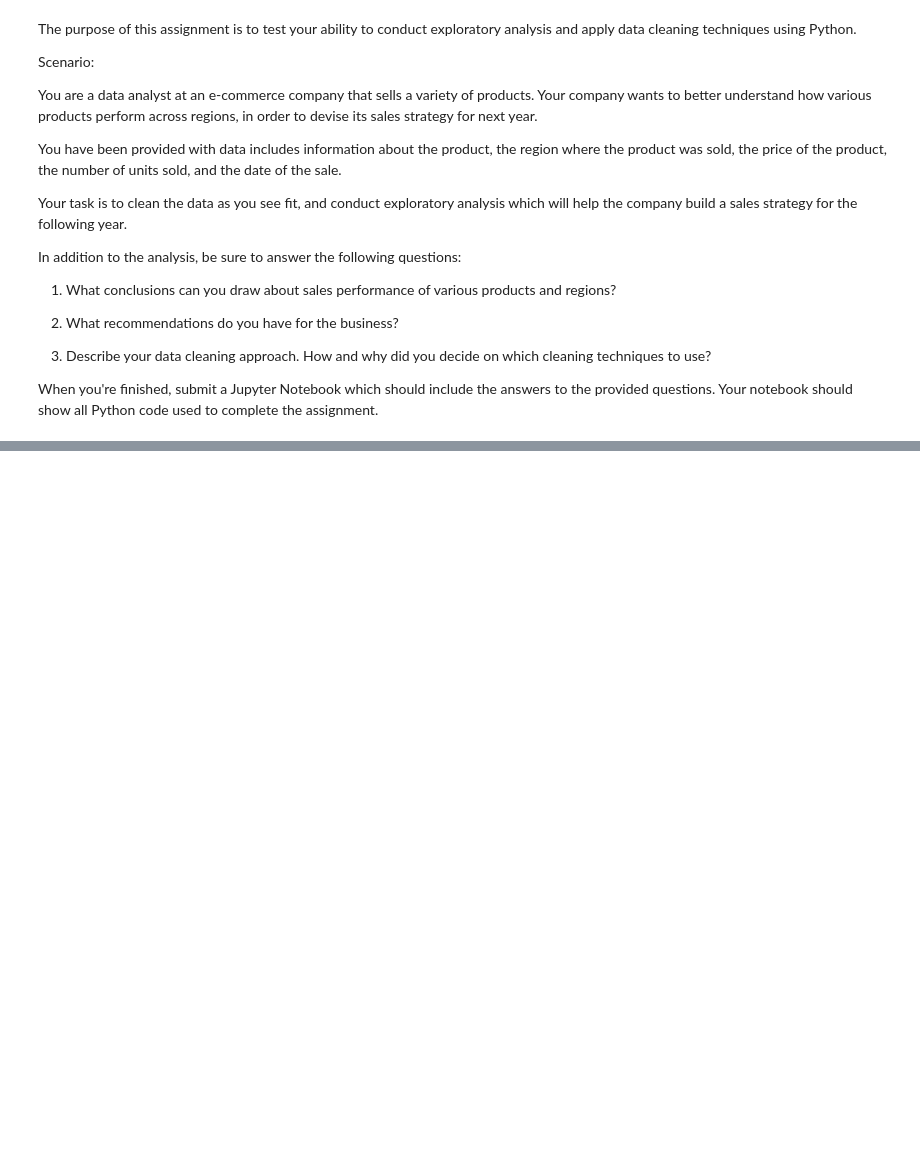
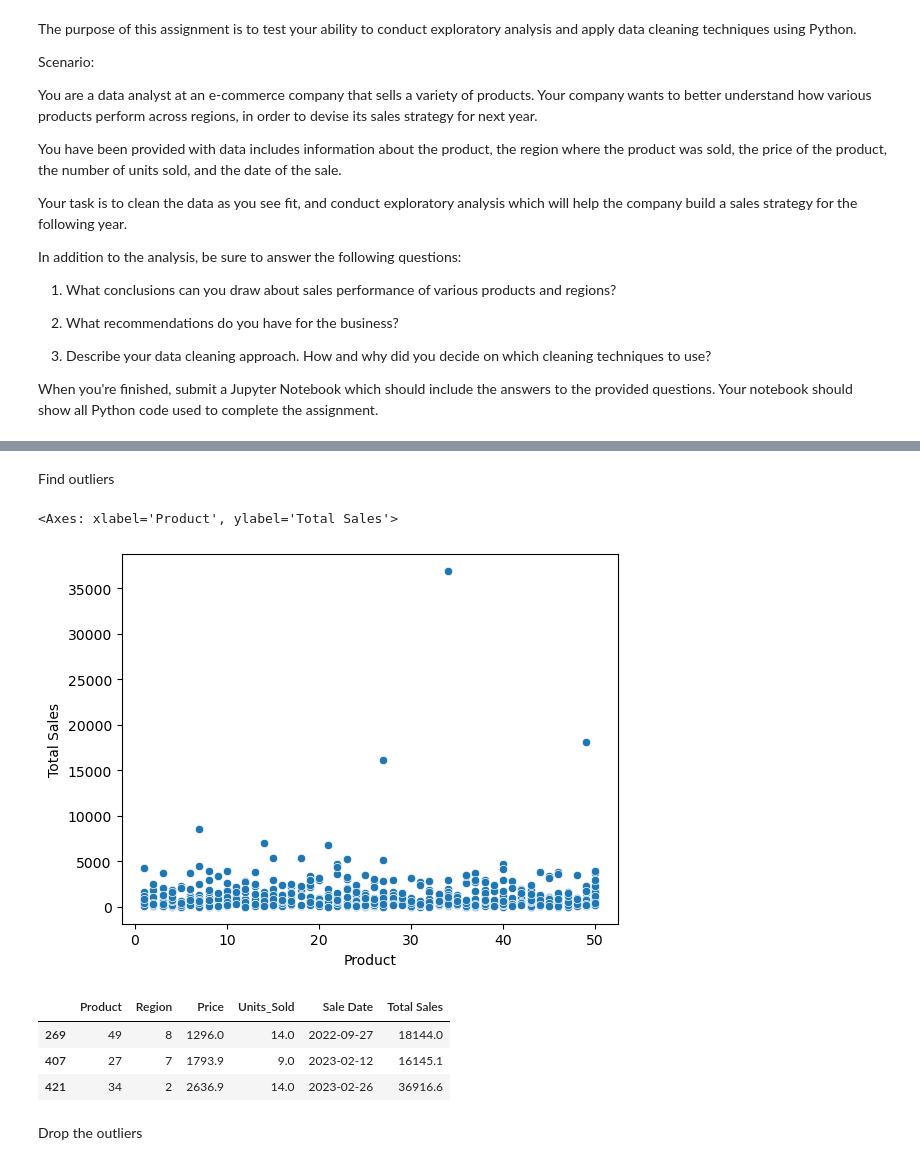
Before and after one commit to yaosheng27/schulich_data_science, a Jupyter notebook: 6110 as1.ipynb, the cells around one changed output, grey strips where cells are left out. Cells and saved outputs as stored; diff of their text form; code cells hidden in the pictures; blank space fills up the shorter version.

```diff
--- a/6110 as1.ipynb
+++ b/6110 as1.ipynb
@@ -46,0 +99,5 @@ df
+# %%
+# Remove "Product_" and "Region_" from the column values
+df['Product']=(df['Product'].str.replace('Product_', ''))
+df['Region']=(df['Region'].str.replace('Region_', ''))
+df
@@ -46,0 +118,5 @@ df
+# %%
+#Change product and region data type to integer
+df['Product'] = df['Product'].astype(int)
+df['Region'] = df['Region'].astype(int)
+df.info()
@@ -46,0 +153,2 @@ df
+# %% [markdown]
+Find outliers
@@ -46,0 +158,14 @@ df
+# %%
+sns.scatterplot(data = df, x = 'Product', y = 'Total Sales')
+# %% [output]
+<Axes: xlabel='Product', ylabel='Total Sales'>
+[figure, added]
+# %%
+df[df['Total Sales']>15000]
+# %% [output]
+|  | Product | Region | Price | Units_Sold | Sale Date | Total Sales |
+| 269 | 49 | 8 | 1296.0 | 14.0 | 2022-09-27 | 18144.0 |
+| 407 | 27 | 7 | 1793.9 | 9.0 | 2023-02-12 | 16145.1 |
+| 421 | 34 | 2 | 2636.9 | 14.0 | 2023-02-26 | 36916.6 |
+# %% [markdown]
+Drop the outliers
```
Also changed, not shown: parts of 29 cells of this notebook.
